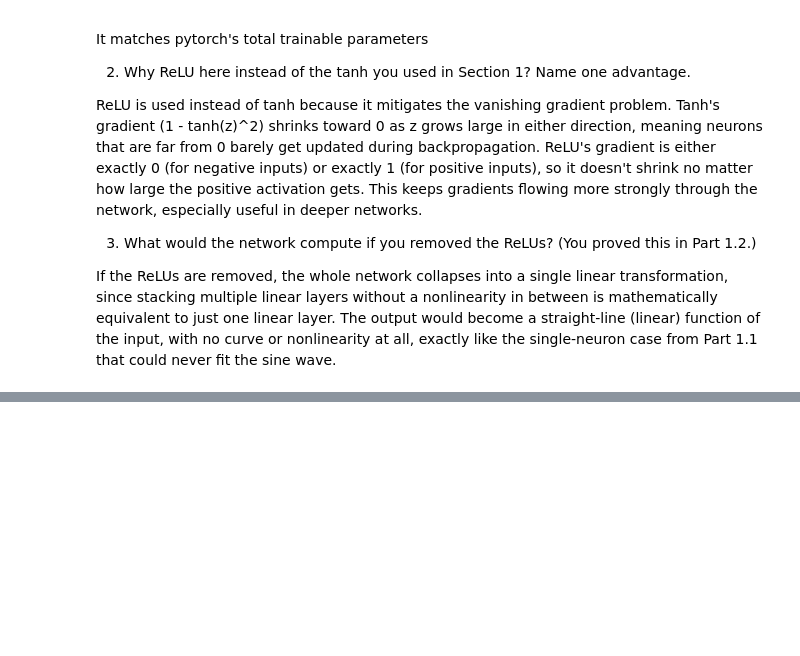
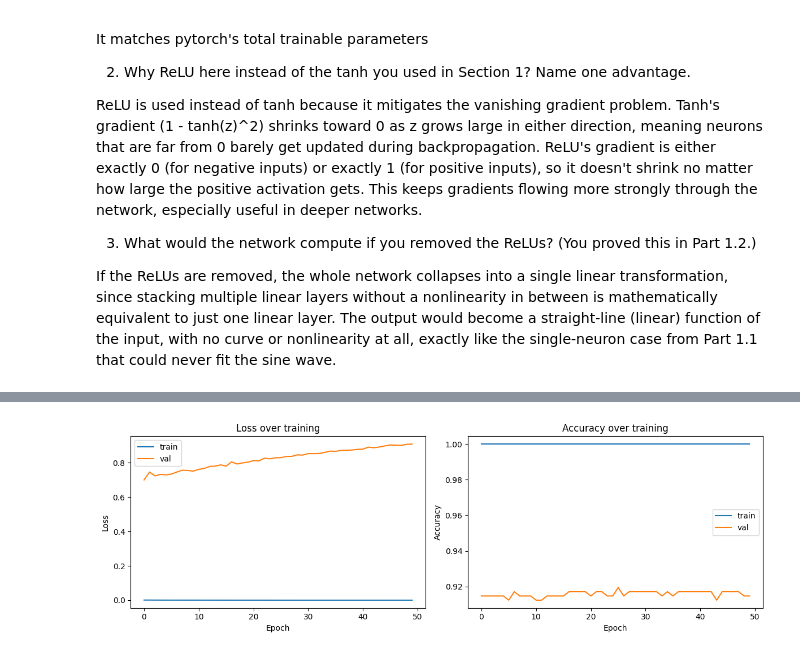
Before and after one commit to Maame-Pokuaa77/lab-3, a Jupyter notebook: lab_3.ipynb, the cells around one changed output, grey strips where cells are left out. Cells and saved outputs as stored; diff of their text form; code cells hidden in the pictures; blank space fills up the shorter version.

Commit message:
Add Part 2.3

```diff
--- a/lab_3.ipynb
+++ b/lab_3.ipynb
@@ -468,3 +468,97 @@ ReLU is used instead of tanh because it mitigates the vanishing gradient problem
 3. What would the network compute if you removed the ReLUs? (You proved this in Part 1.2.)
 
 If the ReLUs are removed, the whole network collapses into a single linear transformation, since stacking multiple linear layers without a nonlinearity in between is mathematically equivalent to just one linear layer. The output would become a straight-line (linear) function of the input, with no curve or nonlinearity at all, exactly like the single-neuron case from Part 1.1 that could never fit the sine wave.
+# %%
+#Part 2.3
+# TODO:
+criterion = nn.CrossEntropyLoss()
+optimizer = torch.optim.Adam(model.parameters(), lr=1e-3)   # or SGD — justify
+
+
+
+# TODO: Train for at least 50 epochs. Each epoch:
+#   1. model.train(); for xb, yb in train_loader:
+#        optimizer.zero_grad()
+#        logits = model(xb.to(DEVICE))
+#        loss = criterion(logits, yb.to(DEVICE))
+#        loss.backward()          # <- the backprop you wrote by hand in Part 1.2
+#        optimizer.step()         # <- the update rule you wrote in Part 1.1
+#   2. model.eval() + torch.no_grad(): compute loss AND accuracy on train and validation sets
+#   3. Append everything to history lists; print a one-line summary per epoch.
+
+n_epochs = 50
+
+history = {
+    "train_loss": [], "val_loss": [],
+    "train_acc": [], "val_acc": []
+}
+
+def evaluate(loader):
+  model.eval()
+  total_loss = 0.0
+  correct = 0
+  total = 0
+
+  with torch.no_grad():
+    for xb, yb in loader:
+      xb, yb = xb.to(DEVICE), yb.to(DEVICE)
+      logits = model(xb)
+      loss = criterion(logits, yb)
+      total_loss += loss.item() * xb.size(0)
+      preds = logits.argmax(dim=1)
+      correct += (preds == yb).sum().item()
+      total += xb.size(0)
+  return total_loss / total, correct / total
+
+best_val_acc = 0.0
+
+for epoch in range(n_epochs):
+    model.train()
+    for xb, yb in train_loader:
+        xb, yb = xb.to(DEVICE), yb.to(DEVICE)
+
+        optimizer.zero_grad()
+        logits = model(xb)
+        loss = criterion(logits, yb)
+        loss.backward()
+        optimizer.step()
+
+    train_loss, train_acc = evaluate(train_loader)
+    val_loss, val_acc = evaluate(val_loader)
+
+    history["train_loss"].append(train_loss)
+    history["val_loss"].append(val_loss)
+    history["train_acc"].append(train_acc)
+    history["val_acc"].append(val_acc)
+
+    if val_acc > best_val_acc:
+      best_val_acc = val_acc
+      torch.save(model.state_dict(), "ffn_best.pt")
+
+    print(f"Epoch {epoch+1:3d} | train_loss={train_loss:.4f} train_acc={train_acc:.4f} | "
+          f"val_loss={val_loss:.4f} val_acc={val_acc:.4f}")
+# TODO: Save the best model (highest validation accuracy):
+#   torch.save(model.state_dict(), "ffn_best.pt")
+print(f"Best validation accuracy: {best_val_acc:.4f}")
+
+# TODO: Plot loss curves (train + val) and accuracy curves (train + val), with legends.
+
+fig, axes = plt.subplots(1, 2, figsize=(12, 4))
+
+axes[0].plot(history["train_loss"], label="train")
+axes[0].plot(history["val_loss"], label="val")
+axes[0].set_xlabel("Epoch")
+axes[0].set_ylabel("Loss")
+axes[0].set_title("Loss over training")
+axes[0].legend()
+
+axes[1].plot(history["train_acc"], label="train")
+axes[1].plot(history["val_acc"], label="val")
+axes[1].set_xlabel("Epoch")
+axes[1].set_ylabel("Accuracy")
+axes[1].set_title("Accuracy over training")
+axes[1].legend()
+
+plt.tight_layout()
+plt.show()
+# %% [output]
@@ -470,0 +582 @@ If the ReLUs are removed, the whole network collapses into a single linear trans
+[figure, added]
```
Also changed, not shown: parts of 5 cells of this notebook.
